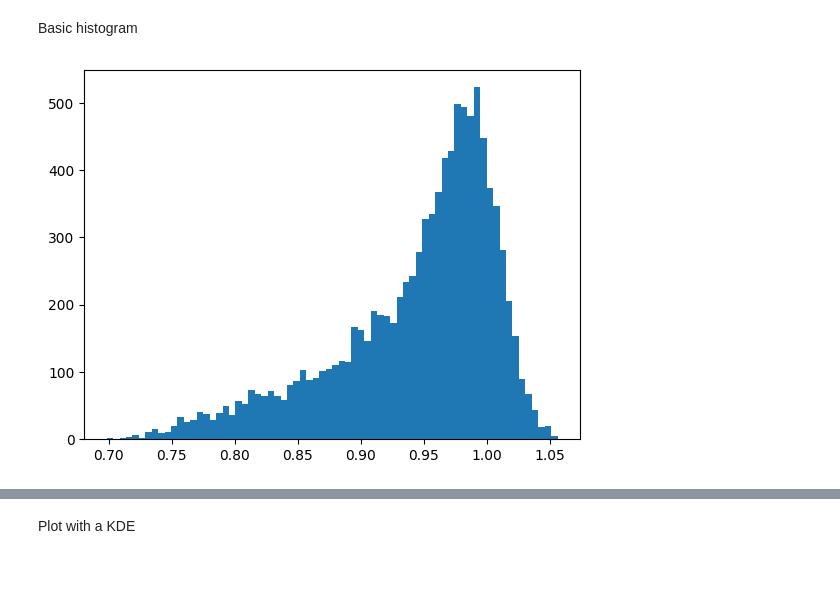
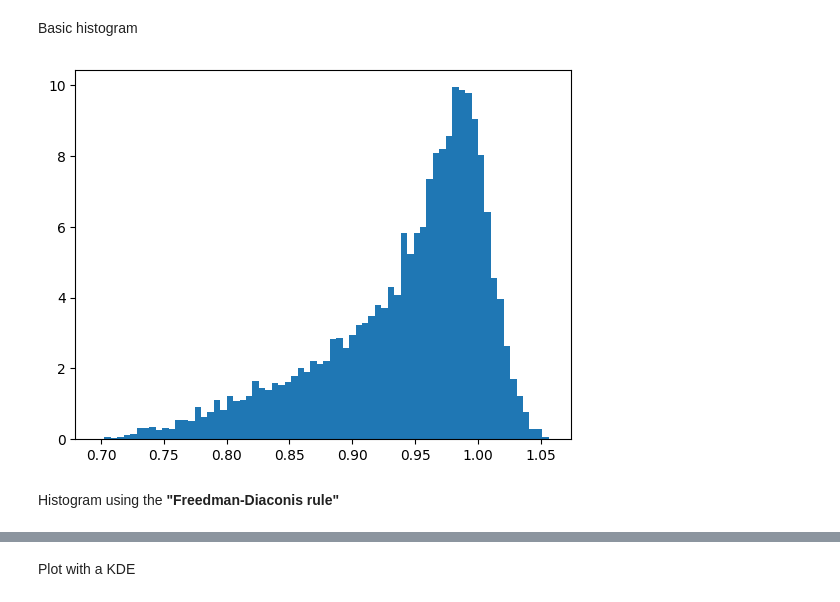
Before and after one commit to GiuliaConti/astrostatistics_bicocca_2024, a Jupyter notebook: working/E08_L07.ipynb, the cells around one changed output, grey strips where cells are left out. Saved outputs shown, nothing was run; the diff lists cells and outputs as text; code cells hidden in the pictures; blank space fills up the shorter version.

```diff
--- a/working/E08_L07.ipynb
+++ b/working/E08_L07.ipynb
@@ -19,10 +36,12 @@ M_irr = f(chi) * M
 # %% [markdown]
 Basic histogram
 # %%
-plt.hist(M_irr, bins=70)
+plt.hist(M_irr, density=True, bins=70)
 plt.show()
 # %% [output]
-[figure, old version]
+[figure, new version]
+# %% [markdown]
+Histogram using the **"Freedman-Diaconis rule"**
 # %%
 sigmaG2 = astroMLstats.sigmaG(M_irr)
 
```
Also changed, not shown: parts of 21 cells of this notebook, 1 other file.
